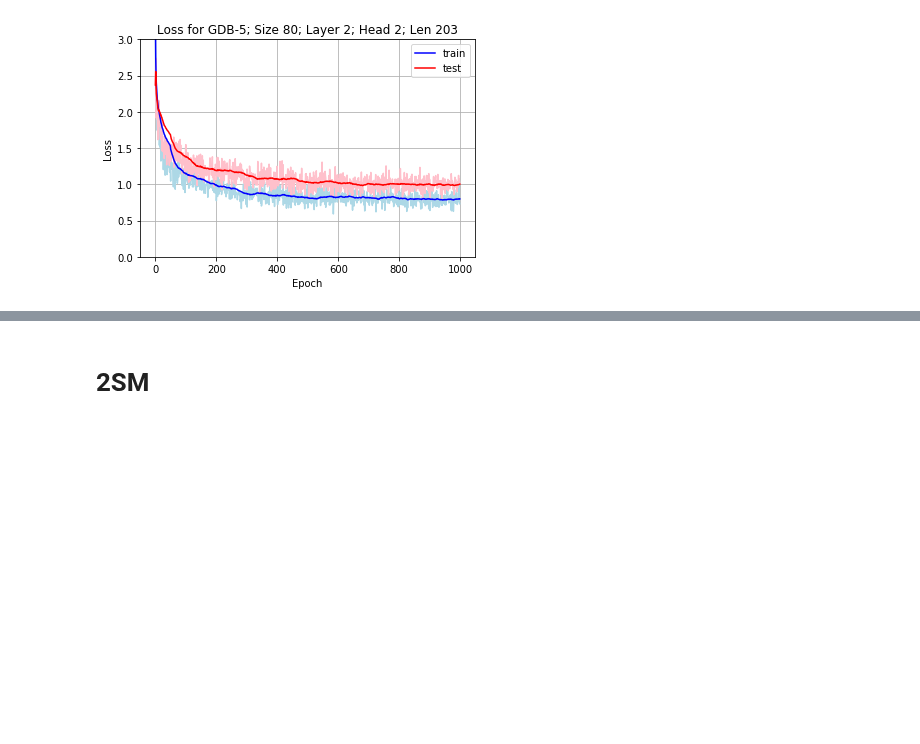
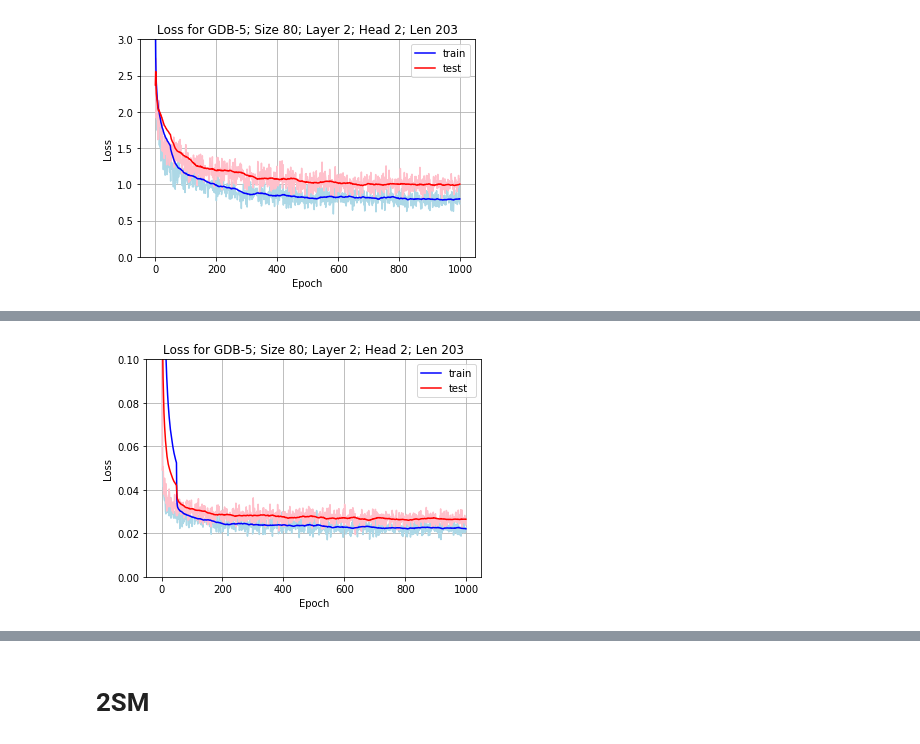
Before and after one commit to DSPsleeporg/smiles-transformer, a Jupyter notebook: smiles_transformer/Untitled.ipynb, the cells around one changed output, grey strips where cells are left out. Cells and saved outputs as stored; diff of their text form; code cells hidden in the pictures; blank space fills up the shorter version.

```diff
--- a/smiles_transformer/Untitled.ipynb
+++ b/smiles_transformer/Untitled.ipynb
@@ -38,0 +39,4 @@ plot('../result/log/MSM_GDB05_2.csv', 'Loss for GDB-5; Size 80; Layer 2; Head 2;
+# %%
+plot('../result/log/MSM_GDB05_adabound.csv', 'Loss for GDB-5; Size 80; Layer 2; Head 2; Len 203')
+# %% [output]
+[figure, added]
```
Also changed, not shown: parts of 2 cells of this notebook, 1 other file.
